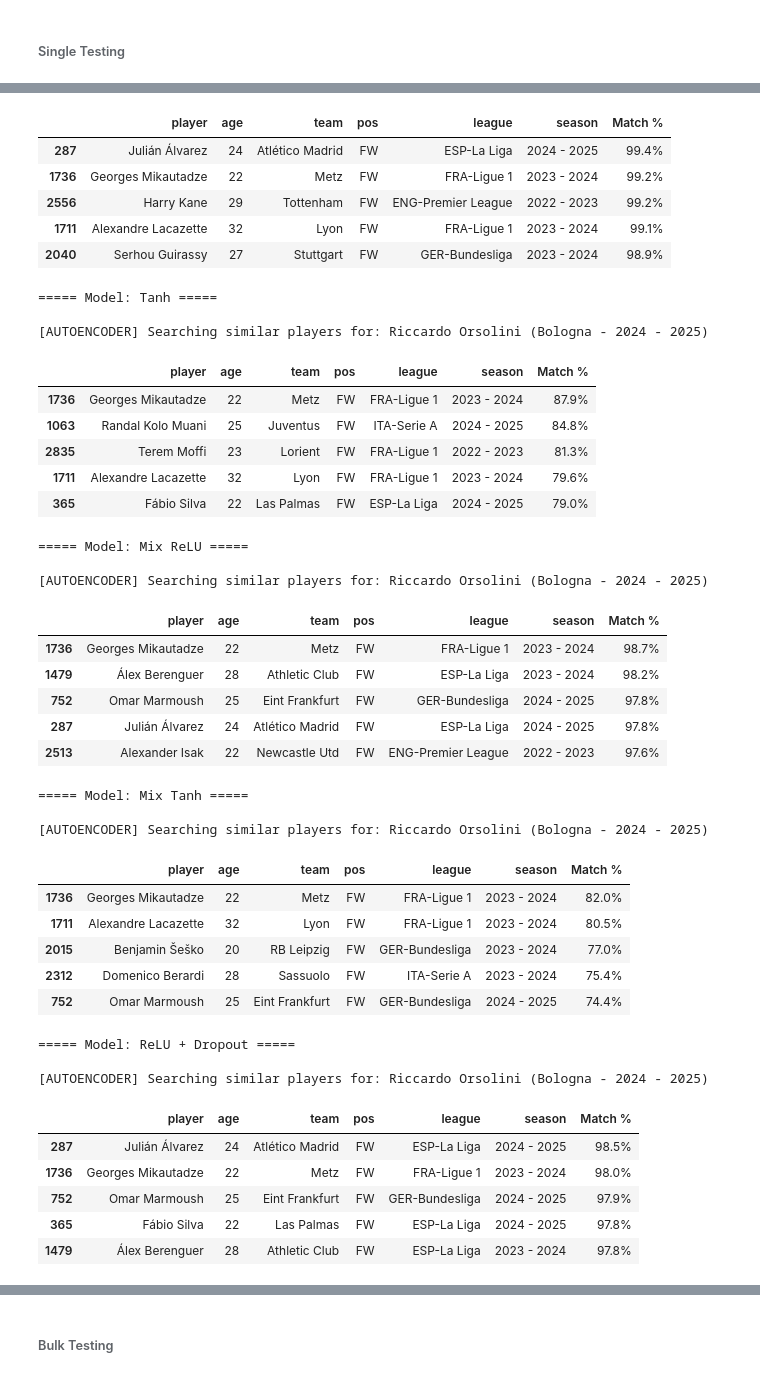
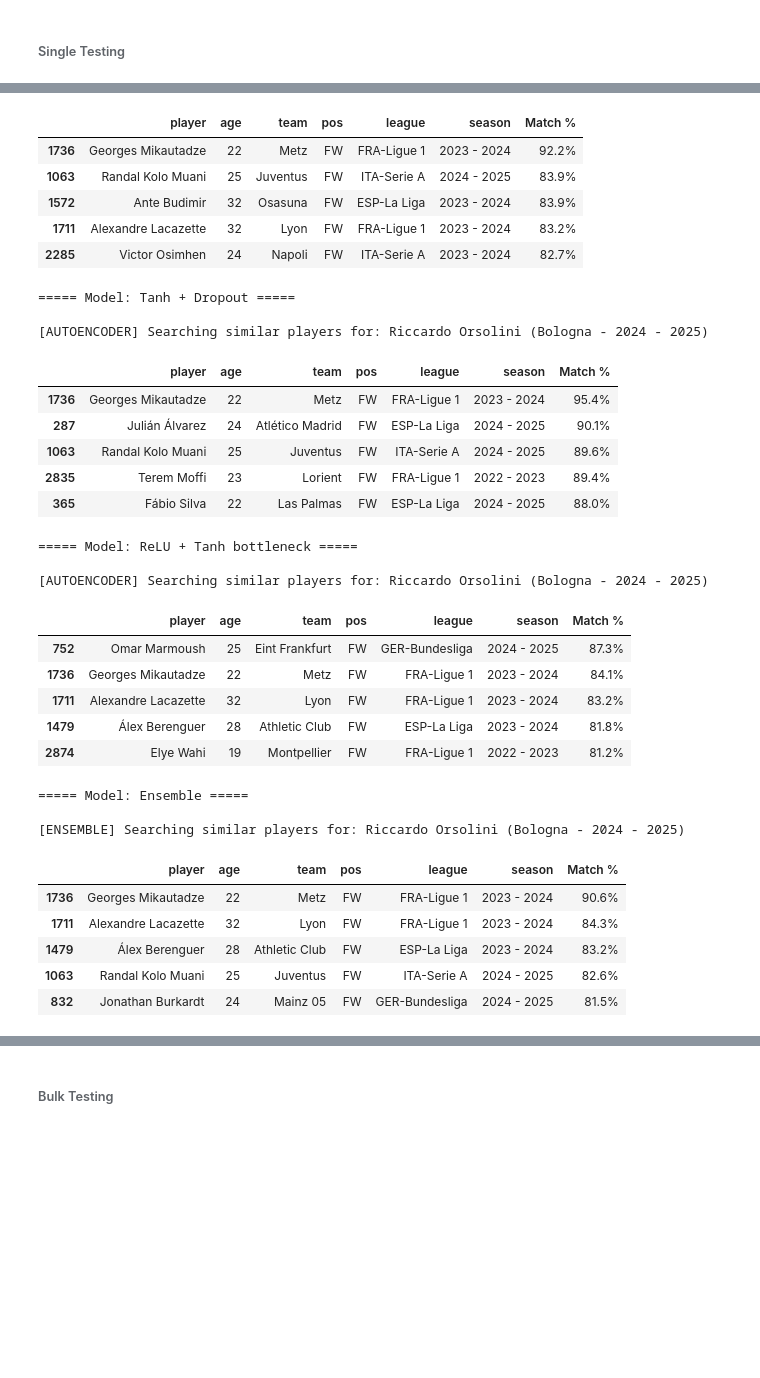
Before and after one commit to andreamurari/DataDriven_Soccer_Scouting, a Jupyter notebook: DataDriven_Soccer_Scouting.ipynb, the cells around one changed output, grey strips where cells are left out. Drawn from its saved outputs; the diff is of its cells as text; code cells hidden in the pictures; blank space fills up the shorter version.

```diff
--- a/DataDriven_Soccer_Scouting.ipynb
+++ b/DataDriven_Soccer_Scouting.ipynb
@@ -427,7 +370,7 @@ autoencoder = models.Model(inputs=input_layer, outputs=output_layer)
 autoencoder.compile(optimizer='adam', loss='huber')
 
 print("\nTraining in progress...")
-autoencoder.fit(X_scaled, X_scaled, epochs=300, batch_size=32, verbose=1)
+autoencoder.fit(X_scaled, X_scaled, epochs=200, batch_size=32, verbose=1)
 print("Training completed!")
 
 plot_loss = autoencoder.history.history['loss']
@@ -590,7 +514,7 @@ autoencoder = models.Model(inputs=input_layer, outputs=output_layer)
 autoencoder.compile(optimizer='adam', loss='huber')
 
 print("\nTraining in progress...")
-autoencoder.fit(X_scaled, X_scaled, epochs=500, batch_size=32, verbose=1)
+autoencoder.fit(X_scaled, X_scaled, epochs=400, batch_size=32, verbose=1)
 print("Training completed!")
 
 plot_loss = autoencoder.history.history['loss']
@@ -671,7 +595,7 @@ autoencoder = models.Model(inputs=input_layer, outputs=output_layer)
 autoencoder.compile(optimizer='adam', loss='huber')
 
 print("\nTraining in progress...")
-autoencoder.fit(X_scaled, X_scaled, epochs=500, batch_size=32, verbose=1)
+autoencoder.fit(X_scaled, X_scaled, epochs=400, batch_size=32, verbose=1)
 print("Training completed!")
 
 plot_loss = autoencoder.history.history['loss']
@@ -861,11 +785,11 @@ target_season = "2024 - 2025"
 max_age = None
 
 models_to_test = {
-    'Relu': df_latent_ae_relu,
+    #'Relu': df_latent_ae_relu,
     'Tanh': df_latent_ae_tanh,
-    'Mix ReLU': df_latent_ae_mix_relu,
-    'Mix Tanh': df_latent_ae_mix_tanh,
-    'ReLU + Dropout': df_latent_ae_relu_dropout,
+    #'Mix ReLU': df_latent_ae_mix_relu,
+    #'Mix Tanh': df_latent_ae_mix_tanh,
+    #'ReLU + Dropout': df_latent_ae_relu_dropout,
     'Tanh + Dropout': df_latent_ae_tanh_dropout,
     'ReLU + Tanh bottleneck': df_latent_ae_relu_tanh_btn,
 }
@@ -899,44 +823,35 @@ display(ensemble_results)
 
 [AUTOENCODER] Searching similar players for: Riccardo Orsolini (Bologna - 2024 - 2025)
 |  | player | age | team | pos | league | season | Match % |
-| 287 | Julián Álvarez | 24 | Atlético Madrid | FW | ESP-La Liga | 2024 - 2025 | 99.4% |
-| 1736 | Georges Mikautadze | 22 | Metz | FW | FRA-Ligue 1 | 2023 - 2024 | 99.2% |
-| 2556 | Harry Kane | 29 | Tottenham | FW | ENG-Premier League | 2022 - 2023 | 99.2% |
-| 1711 | Alexandre Lacazette | 32 | Lyon | FW | FRA-Ligue 1 | 2023 - 2024 | 99.1% |
-| 2040 | Serhou Guirassy | 27 | Stuttgart | FW | GER-Bundesliga | 2023 - 2024 | 98.9% |
+| 1736 | Georges Mikautadze | 22 | Metz | FW | FRA-Ligue 1 | 2023 - 2024 | 92.2% |
+| 1063 | Randal Kolo Muani | 25 | Juventus | FW | ITA-Serie A | 2024 - 2025 | 83.9% |
+| 1572 | Ante Budimir | 32 | Osasuna | FW | ESP-La Liga | 2023 - 2024 | 83.9% |
+| 1711 | Alexandre Lacazette | 32 | Lyon | FW | FRA-Ligue 1 | 2023 - 2024 | 83.2% |
+| 2285 | Victor Osimhen | 24 | Napoli | FW | ITA-Serie A | 2023 - 2024 | 82.7% |
-===== Model: Tanh =====
+===== Model: Tanh + Dropout =====
 
 [AUTOENCODER] Searching similar players for: Riccardo Orsolini (Bologna - 2024 - 2025)
 |  | player | age | team | pos | league | season | Match % |
-| 1736 | Georges Mikautadze | 22 | Metz | FW | FRA-Ligue 1 | 2023 - 2024 | 87.9% |
-| 1063 | Randal Kolo Muani | 25 | Juventus | FW | ITA-Serie A | 2024 - 2025 | 84.8% |
-| 2835 | Terem Moffi | 23 | Lorient | FW | FRA-Ligue 1 | 2022 - 2023 | 81.3% |
-| 1711 | Alexandre Lacazette | 32 | Lyon | FW | FRA-Ligue 1 | 2023 - 2024 | 79.6% |
-| 365 | Fábio Silva | 22 | Las Palmas | FW | ESP-La Liga | 2024 - 2025 | 79.0% |
+| 1736 | Georges Mikautadze | 22 | Metz | FW | FRA-Ligue 1 | 2023 - 2024 | 95.4% |
+| 287 | Julián Álvarez | 24 | Atlético Madrid | FW | ESP-La Liga | 2024 - 2025 | 90.1% |
+| 1063 | Randal Kolo Muani | 25 | Juventus | FW | ITA-Serie A | 2024 - 2025 | 89.6% |
+| 2835 | Terem Moffi | 23 | Lorient | FW | FRA-Ligue 1 | 2022 - 2023 | 89.4% |
+| 365 | Fábio Silva | 22 | Las Palmas | FW | ESP-La Liga | 2024 - 2025 | 88.0% |
-===== Model: Mix ReLU =====
+===== Model: ReLU + Tanh bottleneck =====
 
 [AUTOENCODER] Searching similar players for: Riccardo Orsolini (Bologna - 2024 - 2025)
 |  | player | age | team | pos | league | season | Match % |
-| 1736 | Georges Mikautadze | 22 | Metz | FW | FRA-Ligue 1 | 2023 - 2024 | 98.7% |
-| 1479 | Álex Berenguer | 28 | Athletic Club | FW | ESP-La Liga | 2023 - 2024 | 98.2% |
-| 752 | Omar Marmoush | 25 | Eint Frankfurt | FW | GER-Bundesliga | 2024 - 2025 | 97.8% |
-| 287 | Julián Álvarez | 24 | Atlético Madrid | FW | ESP-La Liga | 2024 - 2025 | 97.8% |
-| 2513 | Alexander Isak | 22 | Newcastle Utd | FW | ENG-Premier League | 2022 - 2023 | 97.6% |
+| 752 | Omar Marmoush | 25 | Eint Frankfurt | FW | GER-Bundesliga | 2024 - 2025 | 87.3% |
+| 1736 | Georges Mikautadze | 22 | Metz | FW | FRA-Ligue 1 | 2023 - 2024 | 84.1% |
+| 1711 | Alexandre Lacazette | 32 | Lyon | FW | FRA-Ligue 1 | 2023 - 2024 | 83.2% |
+| 1479 | Álex Berenguer | 28 | Athletic Club | FW | ESP-La Liga | 2023 - 2024 | 81.8% |
+| 2874 | Elye Wahi | 19 | Montpellier | FW | FRA-Ligue 1 | 2022 - 2023 | 81.2% |
-===== Model: Mix Tanh =====
+===== Model: Ensemble =====
 
-[AUTOENCODER] Searching similar players for: Riccardo Orsolini (Bologna - 2024 - 2025)
+[ENSEMBLE] Searching similar players for: Riccardo Orsolini (Bologna - 2024 - 2025)
 |  | player | age | team | pos | league | season | Match % |
-| 1736 | Georges Mikautadze | 22 | Metz | FW | FRA-Ligue 1 | 2023 - 2024 | 82.0% |
-| 1711 | Alexandre Lacazette | 32 | Lyon | FW | FRA-Ligue 1 | 2023 - 2024 | 80.5% |
-| 2015 | Benjamin Šeško | 20 | RB Leipzig | FW | GER-Bundesliga | 2023 - 2024 | 77.0% |
-| 2312 | Domenico Berardi | 28 | Sassuolo | FW | ITA-Serie A | 2023 - 2024 | 75.4% |
-| 752 | Omar Marmoush | 25 | Eint Frankfurt | FW | GER-Bundesliga | 2024 - 2025 | 74.4% |
+| 1736 | Georges Mikautadze | 22 | Metz | FW | FRA-Ligue 1 | 2023 - 2024 | 90.6% |
+| 1711 | Alexandre Lacazette | 32 | Lyon | FW | FRA-Ligue 1 | 2023 - 2024 | 84.3% |
+| 1479 | Álex Berenguer | 28 | Athletic Club | FW | ESP-La Liga | 2023 - 2024 | 83.2% |
+| 1063 | Randal Kolo Muani | 25 | Juventus | FW | ITA-Serie A | 2024 - 2025 | 82.6% |
+| 832 | Jonathan Burkardt | 24 | Mainz 05 | FW | GER-Bundesliga | 2024 - 2025 | 81.5% |
-===== Model: ReLU + Dropout =====
-
-[AUTOENCODER] Searching similar players for: Riccardo Orsolini (Bologna - 2024 - 2025)
-|  | player | age | team | pos | league | season | Match % |
-| 287 | Julián Álvarez | 24 | Atlético Madrid | FW | ESP-La Liga | 2024 - 2025 | 98.5% |
-| 1736 | Georges Mikautadze | 22 | Metz | FW | FRA-Ligue 1 | 2023 - 2024 | 98.0% |
-| 752 | Omar Marmoush | 25 | Eint Frankfurt | FW | GER-Bundesliga | 2024 - 2025 | 97.9% |
-| 365 | Fábio Silva | 22 | Las Palmas | FW | ESP-La Liga | 2024 - 2025 | 97.8% |
-| 1479 | Álex Berenguer | 28 | Athletic Club | FW | ESP-La Liga | 2023 - 2024 | 97.8% |
```
Also changed, not shown: parts of 11 cells of this notebook, 4 other files.
